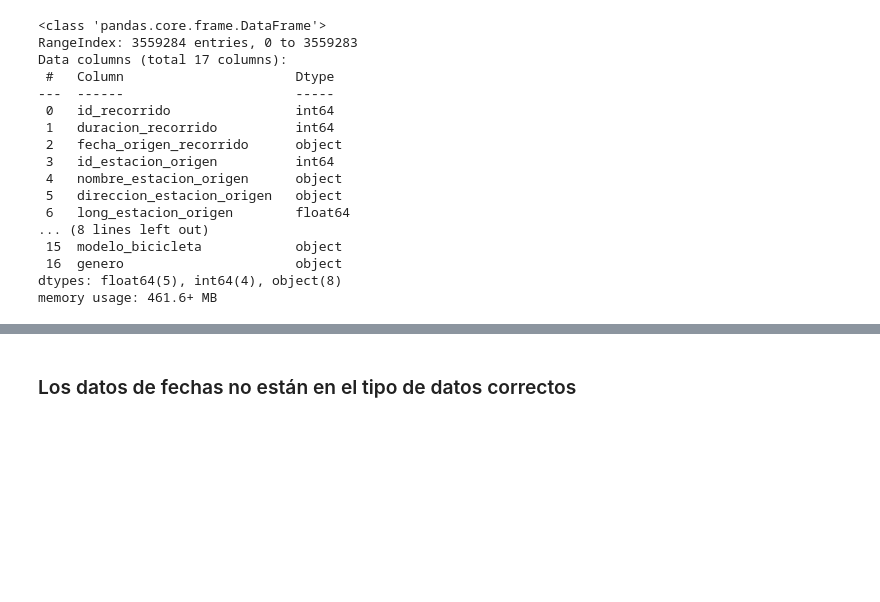
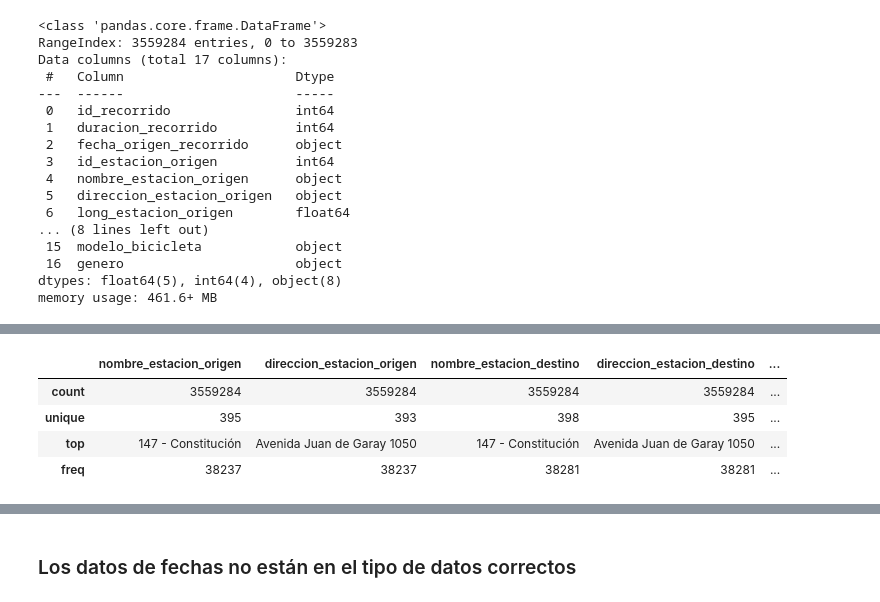
Before and after one commit to JuanPalomeque/Recorridos-en-Ecobicis, a Jupyter notebook: ecobicis.ipynb, the cells around one changed output, grey strips where cells are left out. Saved outputs shown, nothing was run; the diff lists cells and outputs as text; code cells hidden in the pictures; blank space fills up the shorter version.

```diff
--- a/ecobicis.ipynb
+++ b/ecobicis.ipynb
@@ -33,0 +47,9 @@ memory usage: 461.6+ MB
+# %%
+# Estadísticas descriptivas - categóricas
+df.describe(include='object')
+# %% [output]
+|  | nombre_estacion_origen | direccion_estacion_origen | nombre_estacion_destino | direccion_estacion_destino | ... |
+| count | 3559284 | 3559284 | 3559284 | 3559284 | ... |
+| unique | 395 | 393 | 398 | 395 | ... |
+| top | 147 - Constitución | Avenida Juan de Garay 1050 | 147 - Constitución | Avenida Juan de Garay 1050 | ... |
+| freq | 38237 | 38237 | 38281 | 38281 | ... |
```
Also changed, not shown: parts of 4 cells of this notebook.
